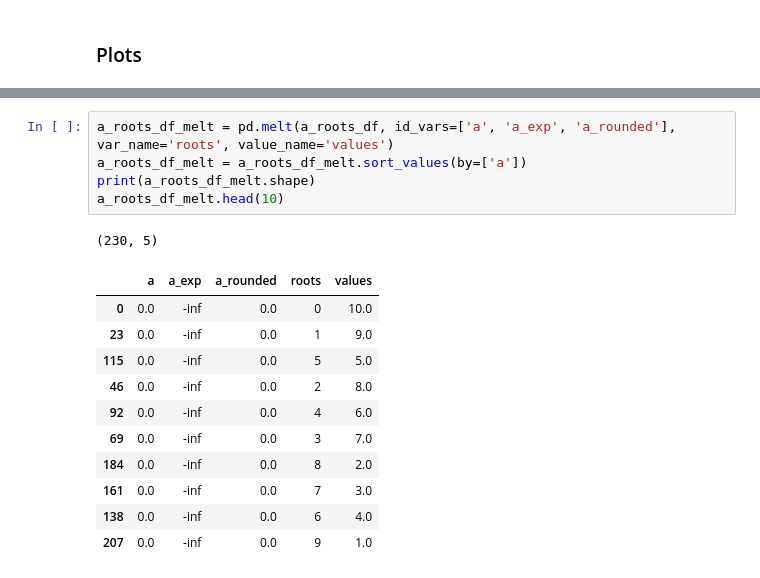
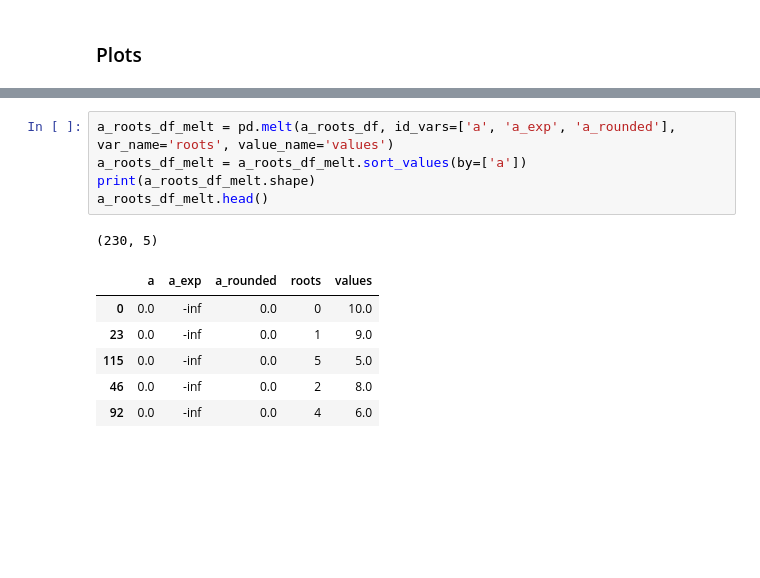
Before and after one commit to agnikumar/math-lab, a Jupyter notebook: perturbations/perturbed_polynomials.ipynb, the cells around one changed output, grey strips where cells are left out. Drawn from its saved outputs; the diff is of its cells as text; blank space fills up the shorter version.

```diff
--- a/perturbations/perturbed_polynomials.ipynb
+++ b/perturbations/perturbed_polynomials.ipynb
@@ -97,19 +106,14 @@ a_roots_df.head(10)
 # %%
 a_roots_df_melt = pd.melt(a_roots_df, id_vars=['a', 'a_exp', 'a_rounded'], var_name='roots', value_name='values')
 a_roots_df_melt = a_roots_df_melt.sort_values(by=['a'])
 print(a_roots_df_melt.shape)
-a_roots_df_melt.head(10)
+a_roots_df_melt.head()
 # %% [output]
 (230, 5)
 |  | a | a_exp | a_rounded | roots | values |
 | 0 | 0.0 | -inf | 0.0 | 0 | 10.0 |
 | 23 | 0.0 | -inf | 0.0 | 1 | 9.0 |
 | 115 | 0.0 | -inf | 0.0 | 5 | 5.0 |
 | 46 | 0.0 | -inf | 0.0 | 2 | 8.0 |
 | 92 | 0.0 | -inf | 0.0 | 4 | 6.0 |
-| 69 | 0.0 | -inf | 0.0 | 3 | 7.0 |
-| 184 | 0.0 | -inf | 0.0 | 8 | 2.0 |
-| 161 | 0.0 | -inf | 0.0 | 7 | 3.0 |
-| 138 | 0.0 | -inf | 0.0 | 6 | 4.0 |
-| 207 | 0.0 | -inf | 0.0 | 9 | 1.0 |
 # %% [markdown]
```
Also changed, not shown: parts of 14 cells of this notebook.
